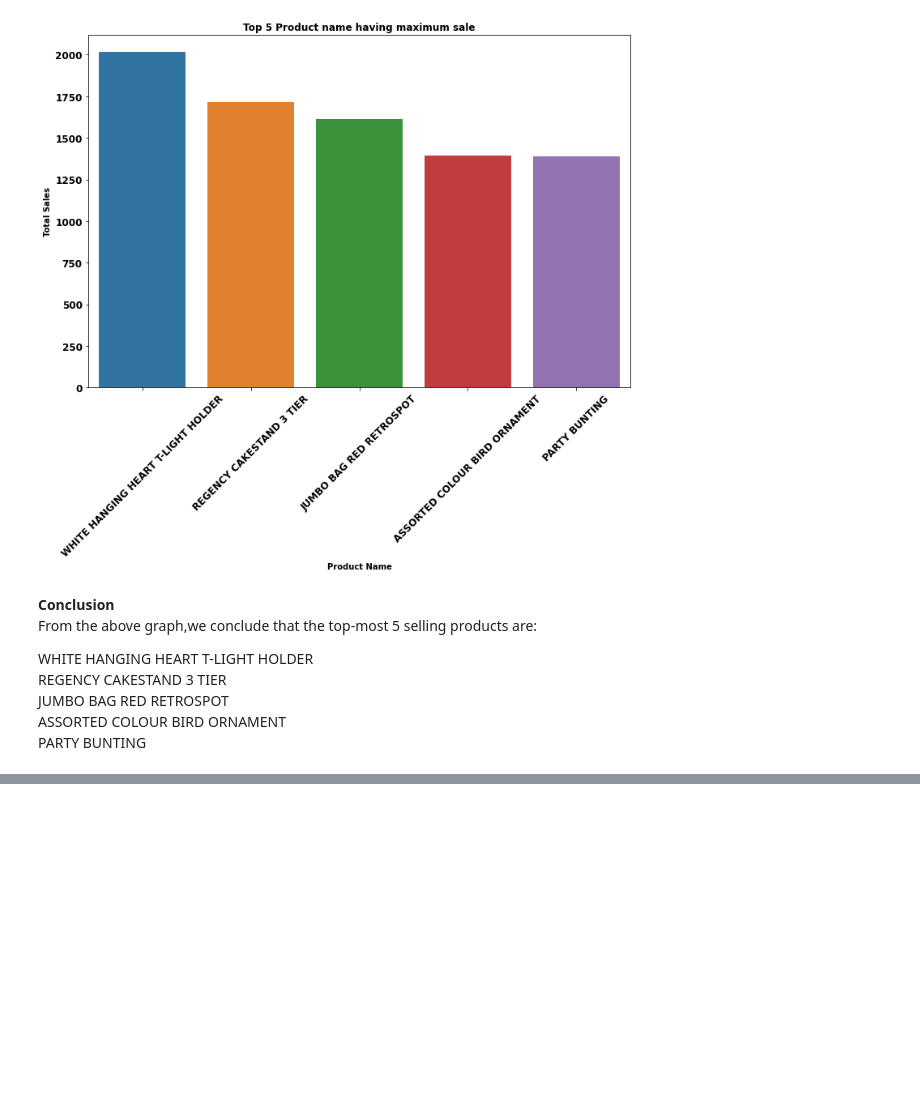
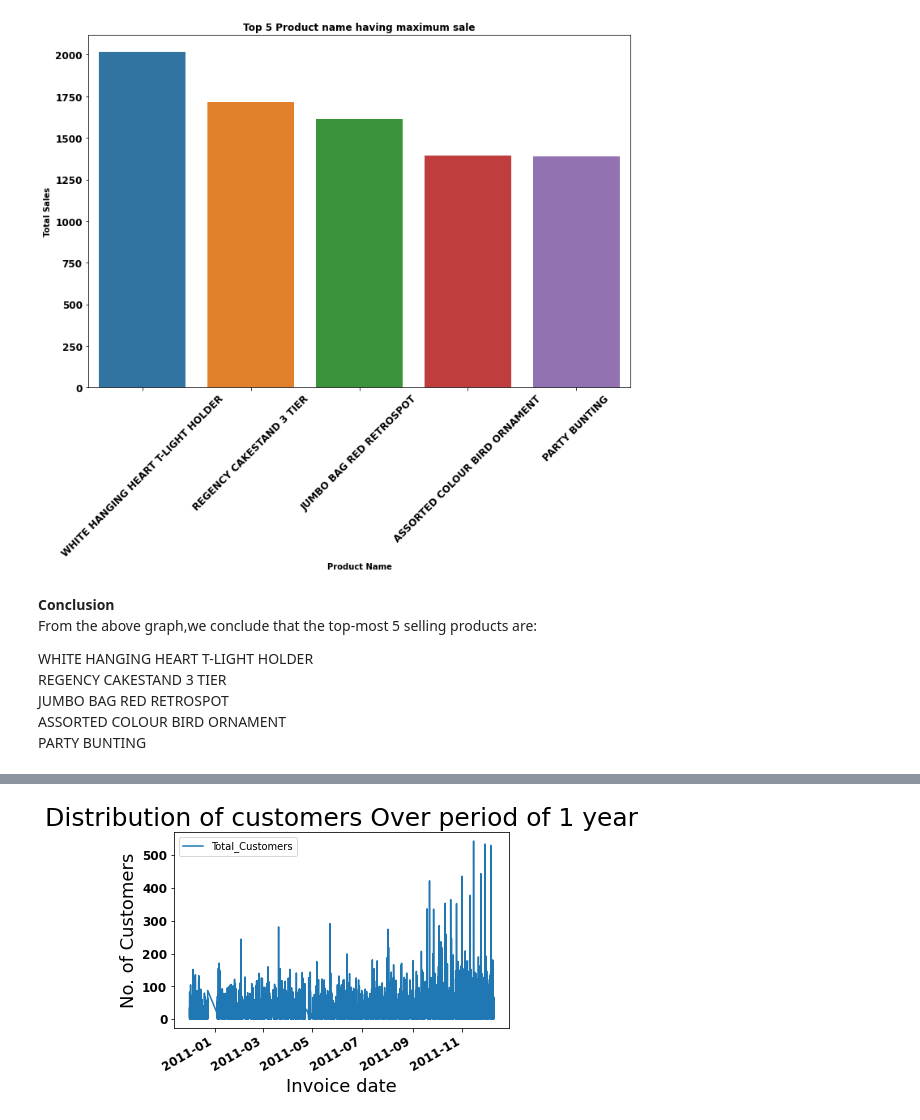
Before and after one commit to Shashankshekharpandey/Online-retail-customer-segmentation, a Jupyter notebook: Online_retail_customer_Segmentation.ipynb, the cells around one changed output, grey strips where cells are left out. Saved outputs shown, nothing was run; the diff lists cells and outputs as text; code cells hidden in the pictures; blank space fills up the shorter version.

```diff
--- a/Online_retail_customer_Segmentation.ipynb
+++ b/Online_retail_customer_Segmentation.ipynb
@@ -240,0 +270,4 @@ PARTY BUNTING<br>
+# %%
+# customer distribution in 1 year time period
+customer_distribution = customer_seg_df.groupby('InvoiceDate')['CustomerID'].count().reset_index(name="Total_Customers")
+customer_distribution
@@ -240,0 +288,11 @@ PARTY BUNTING<br>
+# %%
+#  plot scatter graph to show no. of customers who are buying prodcut over a time-period of 1 year
+customer_distribution.plot.line(x='InvoiceDate', y='Total_Customers')
+plt.title('Distribution of customers Over period of 1 year', size=25)
+plt.xlabel('Invoice date', size=18)
+plt.ylabel('No. of Customers', size=18)
+plt.xticks(fontweight = 'bold' , fontsize = 12)
+plt.yticks(fontweight = 'bold' , fontsize = 12)
+plt.show()
+# %% [output]
+[figure, added]
```
Also changed, not shown: parts of 4 cells of this notebook.
